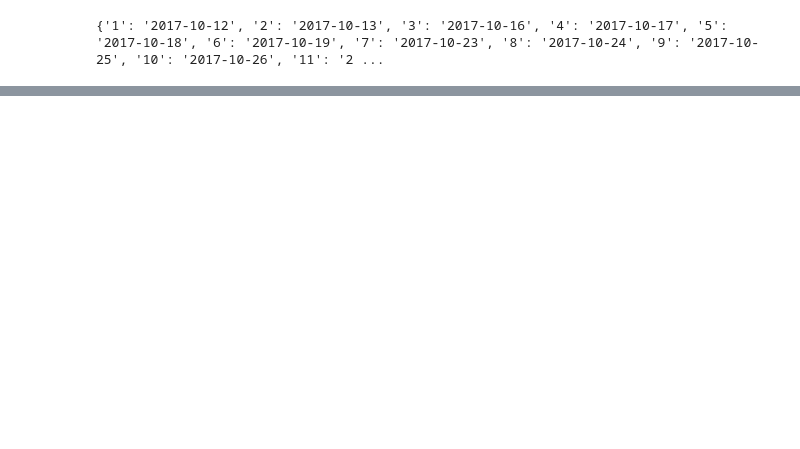
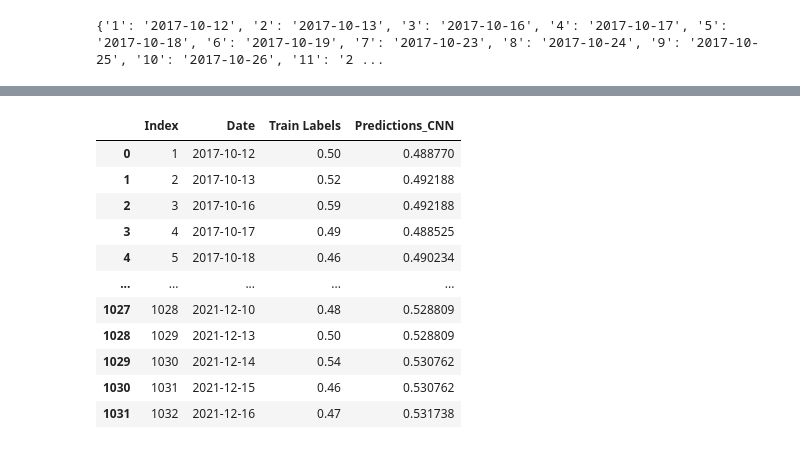
Before and after one commit to sachinprasanna7/Stock-Movement-Prediction-using-Spectrograms-Technical-Indicators-and-News, a Jupyter notebook: neuralNetwork.ipynb, the cells around one changed output, grey strips where cells are left out. Cells and saved outputs as stored; diff of their text form; code cells hidden in the pictures; blank space fills up the shorter version.

```diff
--- a/neuralNetwork.ipynb
+++ b/neuralNetwork.ipynb
@@ -67,0 +121,75 @@ See the caveats in the documentation: https://pandas.pydata.org/pandas-docs/stab
+# %%
+date_mapping_df = pd.DataFrame(list(data_json.items()), columns=['Index', 'Date'])
+
+# AlexNet Approach 1
+train_date_mapping_df_alexnet_1 = date_mapping_df.iloc[:1032]
+train_date_mapping_df_alexnet_1['Train Labels'] = train_labels_1_alexNet
+train_date_mapping_df_alexnet_1['Predictions_CNN'] = train_predictions_1_alexNet
+train_date_mapping_df_alexnet_1
+
+# AlexNet Approach 2
+train_date_mapping_df_alexnet_2 = date_mapping_df.iloc[:1032]
+train_date_mapping_df_alexnet_2['Train Labels'] = train_labels_2_alexNet
+train_date_mapping_df_alexnet_2['Predictions_CNN'] = train_predictions_2_alexNet
+train_date_mapping_df_alexnet_2
+
+# AlexNet Approach 3
+train_date_mapping_df_alexnet_3 = date_mapping_df.iloc[:1032]
+train_date_mapping_df_alexnet_3['Train Labels'] = train_labels_3_alexNet
+train_date_mapping_df_alexnet_3['Predictions_CNN'] = train_predictions_3_alexNet
+train_date_mapping_df_alexnet_3
+
+# DenseNet Approach 1
+train_date_mapping_df_densenet_1 = date_mapping_df.iloc[:1032]
+train_date_mapping_df_densenet_1['Train Labels'] = train_labels_1_DenseNet
+train_date_mapping_df_densenet_1['Predictions_CNN'] = train_predictions_1_DenseNet
+train_date_mapping_df_densenet_1
+
+# DenseNet Approach 2
+train_date_mapping_df_densenet_2 = date_mapping_df.iloc[:1032]
+train_date_mapping_df_densenet_2['Train Labels'] = train_labels_2_DenseNet
+train_date_mapping_df_densenet_2['Predictions_CNN'] = train_predictions_2_DenseNet
+train_date_mapping_df_densenet_2
+
+# DenseNet Approach 3
+train_date_mapping_df_densenet_3 = date_mapping_df.iloc[:1032]
+train_date_mapping_df_densenet_3['Train Labels'] = train_labels_3_DenseNet
+train_date_mapping_df_densenet_3['Predictions_CNN'] = train_predictions_3_DenseNet
+train_date_mapping_df_densenet_3
+
+# EffecientNet Approach 1
+train_date_mapping_df_effencientnet_1 = date_mapping_df.iloc[:1032]
+train_date_mapping_df_effencientnet_1['Train Labels'] = train_labels_1_EffencientNet
+train_date_mapping_df_effencientnet_1['Predictions_CNN'] = train_predictions_1_EffencientNet
+train_date_mapping_df_effencientnet_1
+
+# EffecientNet Approach 2
+train_date_mapping_df_effencientnet_2 = date_mapping_df.iloc[:1032]
+train_date_mapping_df_effencientnet_2['Train Labels'] = train_labels_2_EffencientNet
+train_date_mapping_df_effencientnet_2['Predictions_CNN'] = train_predictions_2_EffencientNet
+train_date_mapping_df_effencientnet_2
+
+# EffecientNet Approach 3
+train_date_mapping_df_effencientnet_3 = date_mapping_df.iloc[:1032]
+train_date_mapping_df_effencientnet_3['Train Labels'] = train_labels_3_EffencientNet
+train_date_mapping_df_effencientnet_3['Predictions_CNN'] = train_predictions_3_EffencientNet
+train_date_mapping_df_effencientnet_3
+
+# ResNet Approach 1
+train_date_mapping_df_resnet_1 = date_mapping_df.iloc[:1032]
+train_date_mapping_df_resnet_1['Train Labels'] = train_labels_1_ResNet
+train_date_mapping_df_resnet_1['Predictions_CNN'] = train_predictions_1_ResNet
+train_date_mapping_df_resnet_1
+
+# ResNet Approach 2
+train_date_mapping_df_resnet_2 = date_mapping_df.iloc[:1032]
+train_date_mapping_df_resnet_2['Train Labels'] = train_labels_2_ResNet
+train_date_mapping_df_resnet_2['Predictions_CNN'] = train_predictions_2_ResNet
+train_date_mapping_df_resnet_2
+
+# ResNet Approach 3
+train_date_mapping_df_resnet_3 = date_mapping_df.iloc[:1032]
+train_date_mapping_df_resnet_3['Train Labels'] = train_labels_3_ResNet
+train_date_mapping_df_resnet_3['Predictions_CNN'] = train_predictions_3_ResNet
+train_date_mapping_df_resnet_3
+# %% [output]
@@ -67,0 +213,12 @@ See the caveats in the documentation: https://pandas.pydata.org/pandas-docs/stab
+|  | Index | Date | Train Labels | Predictions_CNN |
+| 0 | 1 | 2017-10-12 | 0.50 | 0.488770 |
+| 1 | 2 | 2017-10-13 | 0.52 | 0.492188 |
+| 2 | 3 | 2017-10-16 | 0.59 | 0.492188 |
+| 3 | 4 | 2017-10-17 | 0.49 | 0.488525 |
+| 4 | 5 | 2017-10-18 | 0.46 | 0.490234 |
+| ... | ... | ... | ... | ... |
+| 1027 | 1028 | 2021-12-10 | 0.48 | 0.528809 |
+| 1028 | 1029 | 2021-12-13 | 0.50 | 0.528809 |
+| 1029 | 1030 | 2021-12-14 | 0.54 | 0.530762 |
+| 1030 | 1031 | 2021-12-15 | 0.46 | 0.530762 |
+| 1031 | 1032 | 2021-12-16 | 0.47 | 0.531738 |
```
Also changed, not shown: parts of 60 cells of this notebook, 25 other files.
